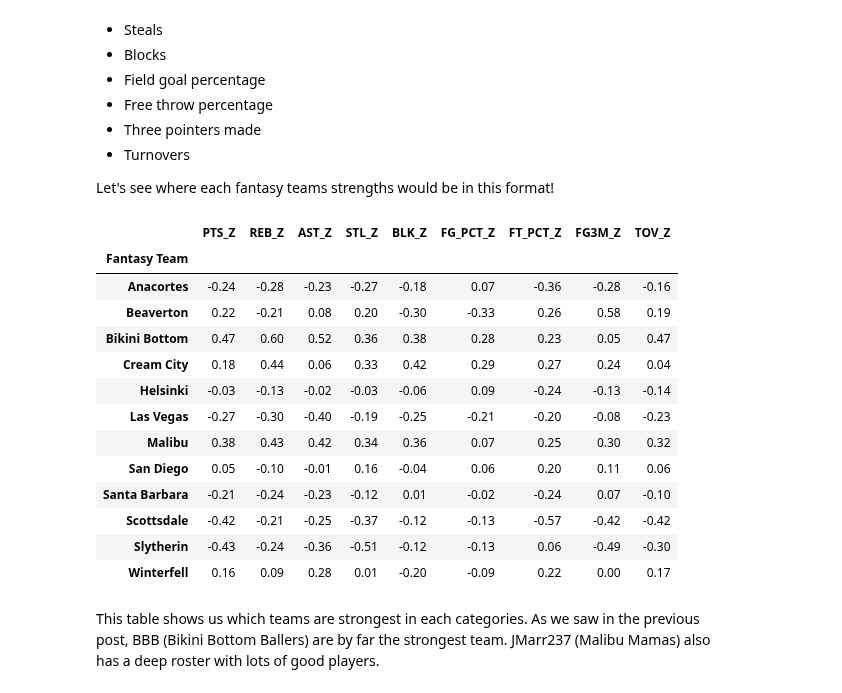
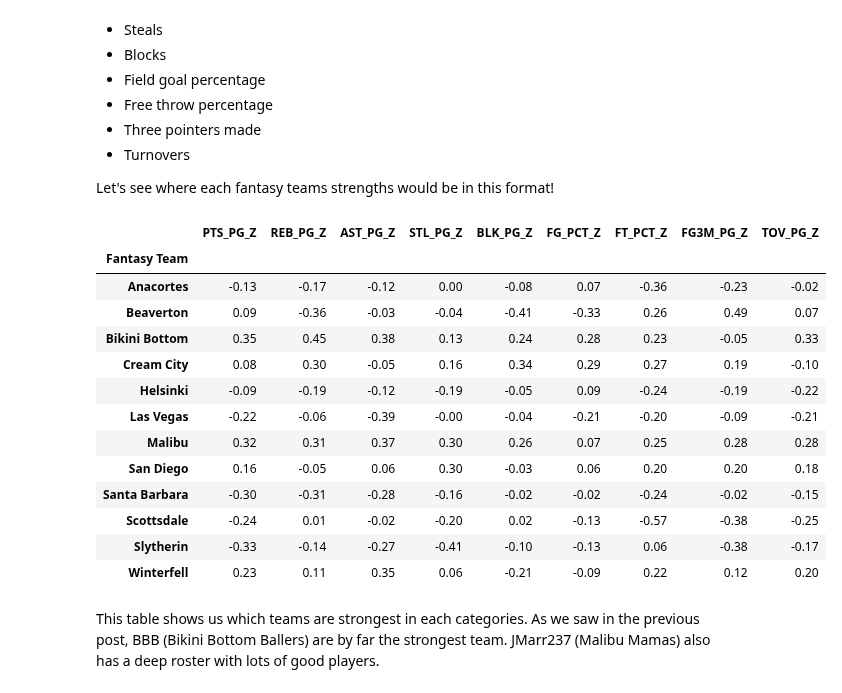
Before and after one commit to maxwellpatt/maxwellpatt.github.io, a Jupyter notebook: blog/2024-5-18-nba-api/analysis.ipynb, the cells around one changed output. Saved outputs shown, nothing was run; the diff lists cells and outputs as text; code cells hidden in the pictures.

Commit message:
per game 9cat

```diff
--- a/blog/2024-5-18-nba-api/analysis.ipynb
+++ b/blog/2024-5-18-nba-api/analysis.ipynb
@@ -120,32 +136,45 @@ Let's see where each fantasy teams strengths would be in this format!
 # %%
 pd.options.mode.chained_assignment = None
 
 # Columns to be used for Z-score calculations
 categories = ['PTS', 'REB', 'AST', 'STL', 'BLK', 'FG_PCT', 'FT_PCT', 'FG3M', 'TOV']
 
-# Calculate Z-scores for each player in each category
+# Calculate per-game stats for each player in each category
 for category in categories:
-    df[category + '_Z'] = (df[category] - df[category].mean()) / df[category].std()
+    if category not in ['FG_PCT', 'FT_PCT']:
+        df[category + '_PG'] = df[category] / df['GP']
+    else:
+        df[category + '_PG'] = df[category]  # Percentages are already per-game
+
+# Calculate Z-scores for each player in each per-game category
+for category in categories:
+    if category not in ['FG_PCT', 'FT_PCT']:
+        z_score_column = category + '_PG_Z'
+        df[z_score_column] = (df[category + '_PG'] - df[category + '_PG'].mean()) / df[category + '_PG'].std()
+    else:
+        z_score_column = category + '_Z'
+        df[z_score_column] = (df[category] - df[category].mean()) / df[category].std()
 
 # Aggregate the Z-scores by team
-team_z_scores = df.groupby('Fantasy Team')[[category + '_Z' for category in categories]].mean()
+team_z_scores = df.groupby('Fantasy Team')[[col for col in df.columns if col.endswith('_Z')]].mean()
 
+# Display the Z-scores table in HTML format
 display(HTML(team_z_scores.to_html(float_format="%.2f", border=0, justify='center')))
 # %% [output]
-|  | PTS_Z | REB_Z | AST_Z | STL_Z | BLK_Z | FG_PCT_Z | FT_PCT_Z | FG3M_Z | TOV_Z |
+|  | PTS_PG_Z | REB_PG_Z | AST_PG_Z | STL_PG_Z | BLK_PG_Z | FG_PCT_Z | FT_PCT_Z | FG3M_PG_Z | TOV_PG_Z |
 | Fantasy Team |  |  |  |  |  |  |  |  |  |
-| Anacortes | -0.24 | -0.28 | -0.23 | -0.27 | -0.18 | 0.07 | -0.36 | -0.28 | -0.16 |
-| Beaverton | 0.22 | -0.21 | 0.08 | 0.20 | -0.30 | -0.33 | 0.26 | 0.58 | 0.19 |
-| Bikini Bottom | 0.47 | 0.60 | 0.52 | 0.36 | 0.38 | 0.28 | 0.23 | 0.05 | 0.47 |
-| Cream City | 0.18 | 0.44 | 0.06 | 0.33 | 0.42 | 0.29 | 0.27 | 0.24 | 0.04 |
-| Helsinki | -0.03 | -0.13 | -0.02 | -0.03 | -0.06 | 0.09 | -0.24 | -0.13 | -0.14 |
-| Las Vegas | -0.27 | -0.30 | -0.40 | -0.19 | -0.25 | -0.21 | -0.20 | -0.08 | -0.23 |
-| Malibu | 0.38 | 0.43 | 0.42 | 0.34 | 0.36 | 0.07 | 0.25 | 0.30 | 0.32 |
-| San Diego | 0.05 | -0.10 | -0.01 | 0.16 | -0.04 | 0.06 | 0.20 | 0.11 | 0.06 |
-| Santa Barbara | -0.21 | -0.24 | -0.23 | -0.12 | 0.01 | -0.02 | -0.24 | 0.07 | -0.10 |
-| Scottsdale | -0.42 | -0.21 | -0.25 | -0.37 | -0.12 | -0.13 | -0.57 | -0.42 | -0.42 |
-| Slytherin | -0.43 | -0.24 | -0.36 | -0.51 | -0.12 | -0.13 | 0.06 | -0.49 | -0.30 |
-| Winterfell | 0.16 | 0.09 | 0.28 | 0.01 | -0.20 | -0.09 | 0.22 | 0.00 | 0.17 |
+| Anacortes | -0.13 | -0.17 | -0.12 | 0.00 | -0.08 | 0.07 | -0.36 | -0.23 | -0.02 |
+| Beaverton | 0.09 | -0.36 | -0.03 | -0.04 | -0.41 | -0.33 | 0.26 | 0.49 | 0.07 |
+| Bikini Bottom | 0.35 | 0.45 | 0.38 | 0.13 | 0.24 | 0.28 | 0.23 | -0.05 | 0.33 |
+| Cream City | 0.08 | 0.30 | -0.05 | 0.16 | 0.34 | 0.29 | 0.27 | 0.19 | -0.10 |
+| Helsinki | -0.09 | -0.19 | -0.12 | -0.19 | -0.05 | 0.09 | -0.24 | -0.19 | -0.22 |
+| Las Vegas | -0.22 | -0.06 | -0.39 | -0.00 | -0.04 | -0.21 | -0.20 | -0.09 | -0.21 |
+| Malibu | 0.32 | 0.31 | 0.37 | 0.30 | 0.26 | 0.07 | 0.25 | 0.28 | 0.28 |
+| San Diego | 0.16 | -0.05 | 0.06 | 0.30 | -0.03 | 0.06 | 0.20 | 0.20 | 0.18 |
+| Santa Barbara | -0.30 | -0.31 | -0.28 | -0.16 | -0.02 | -0.02 | -0.24 | -0.02 | -0.15 |
+| Scottsdale | -0.24 | 0.01 | -0.02 | -0.20 | 0.02 | -0.13 | -0.57 | -0.38 | -0.25 |
+| Slytherin | -0.33 | -0.14 | -0.27 | -0.41 | -0.10 | -0.13 | 0.06 | -0.38 | -0.17 |
+| Winterfell | 0.23 | 0.11 | 0.35 | 0.06 | -0.21 | -0.09 | 0.22 | 0.12 | 0.20 |
 # %% [markdown]
 This table shows us which teams are strongest in each categories. As we saw in the previous post, BBB (Bikini Bottom Ballers) are by far the strongest team. JMarr237 (Malibu Mamas) also has a deep roster with lots of good players.
 # %% [markdown]
```
Also changed, not shown: parts of 6 cells of this notebook, 21 other files.
